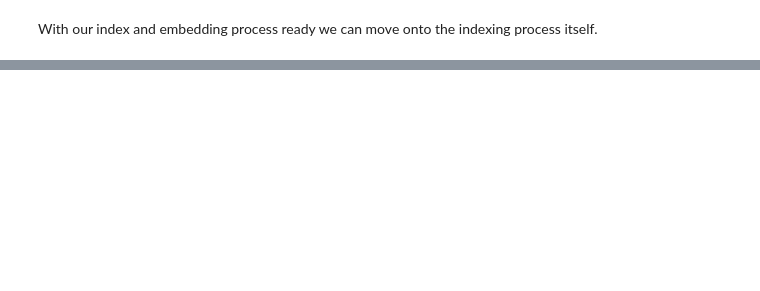
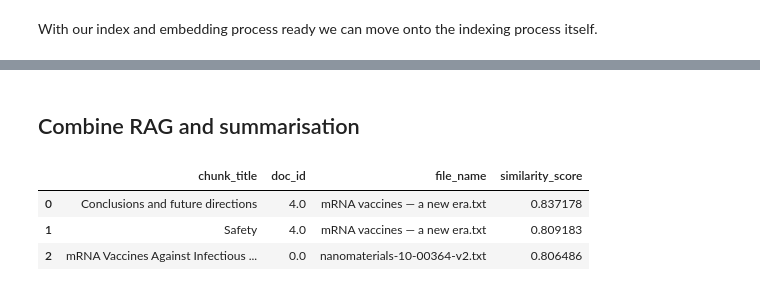
Before and after one commit to helmi0695/rag_paragraph_search_and_paper_summarisation, a Jupyter notebook: notebooks/InstaDeep_llm_task_llama_2_7b_chat_agent.ipynb, the cells around one changed output, grey strips where cells are left out. Cells and saved outputs as stored; diff of their text form; code cells hidden in the pictures; blank space fills up the shorter version.

```diff
--- a/notebooks/InstaDeep_llm_task_llama_2_7b_chat_agent.ipynb
+++ b/notebooks/InstaDeep_llm_task_llama_2_7b_chat_agent.ipynb
@@ -394,0 +749,16 @@ TO DO : IMPORT THE DATA PROPERLY FROM ## Import the data from the GCP Bucket
+# %%
+from langchain.vectorstores import Pinecone
+
+def get_top_k_documents(query, k=3):
+
+    text_field = 'text'  # field in metadata that contains text content
+
+    vectorstore = Pinecone(
+        index, embed_model.embed_query, text_field
+    )
+
+    top_k_docs = vectorstore.similarity_search_with_score(
+        query,  # the search query
+        k=k  # returns top 3 most relevant chunks of text
+    )
+    return top_k_docs
@@ -394,0 +775,4 @@ TO DO : IMPORT THE DATA PROPERLY FROM ## Import the data from the GCP Bucket
+# %%
+query = "how's the weather like today?"
+
+get_top_k_documents(query, k=3)
@@ -394,0 +786,26 @@ TO DO : IMPORT THE DATA PROPERLY FROM ## Import the data from the GCP Bucket
+# %% [markdown]
+## Combine RAG and summarisation
+# %%
+def doc_search(query, top_k = 3):
+    search_results = list()
+    metadata = dict()
+
+    documents = get_top_k_documents(query, k=top_k)
+    # Loop through the documents and get the metadate_cotent and the score
+    for doc in documents:
+      score = doc[-1]
+      metadata = doc[0].metadata
+      metadata['similarity_score'] = score
+      search_results.append(metadata)
+
+    # Create a result DataFrame
+    res_df = pd.DataFrame(search_results)
+    return res_df
+# %%
+doc_search_result = doc_search(query, top_k = 3)
+doc_search_result
+# %% [output]
+|  | chunk_title | doc_id | file_name | similarity_score |
+| 0 | Conclusions and future directions | 4.0 | mRNA vaccines — a new era.txt | 0.837178 |
+| 1 | Safety | 4.0 | mRNA vaccines — a new era.txt | 0.809183 |
+| 2 | mRNA Vaccines Against Infectious ... | 0.0 | nanomaterials-10-00364-v2.txt | 0.806486 |
```
Also changed, not shown: parts of 80 cells of this notebook, 19 other files.
